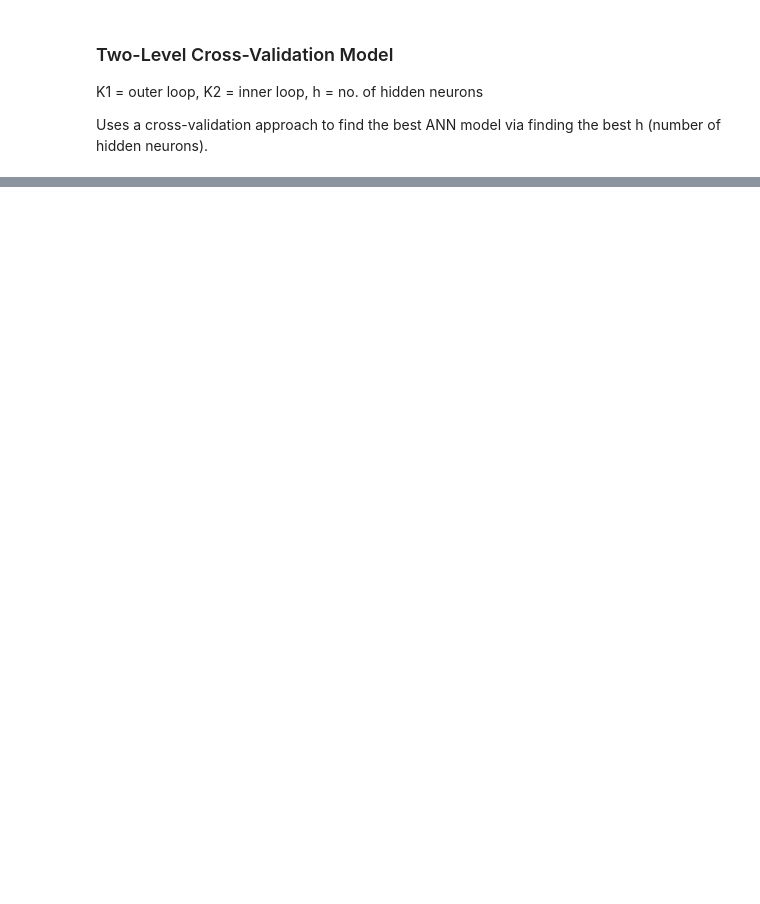
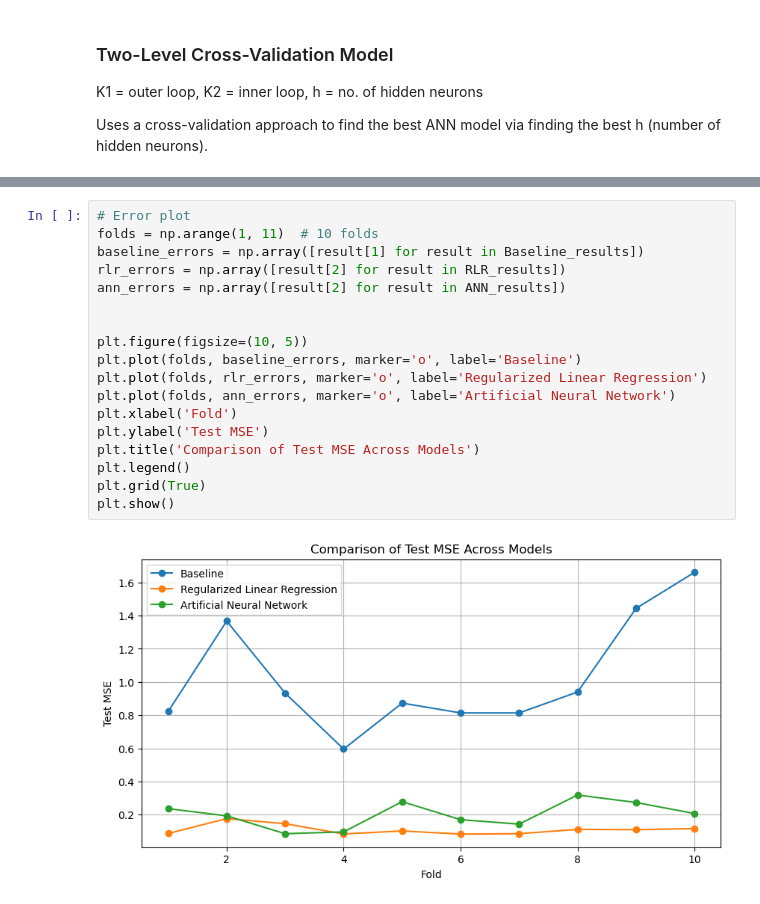
Before and after one commit to JohnOng123/02450-Project-2, a Jupyter notebook: Regression_Part_B.ipynb, the cells around one changed output, grey strips where cells are left out. Saved outputs shown, nothing was run; the diff lists cells and outputs as text; blank space fills up the shorter version.

```diff
--- a/Regression_Part_B.ipynb
+++ b/Regression_Part_B.ipynb
@@ -345,0 +576,20 @@ plt.show()
+# %%
+# Error plot
+folds = np.arange(1, 11)  # 10 folds
+baseline_errors = np.array([result[1] for result in Baseline_results])
+rlr_errors = np.array([result[2] for result in RLR_results])
+ann_errors = np.array([result[2] for result in ANN_results])
+
+
+plt.figure(figsize=(10, 5))
+plt.plot(folds, baseline_errors, marker='o', label='Baseline')
+plt.plot(folds, rlr_errors, marker='o', label='Regularized Linear Regression')
+plt.plot(folds, ann_errors, marker='o', label='Artificial Neural Network')
+plt.xlabel('Fold')
+plt.ylabel('Test MSE')
+plt.title('Comparison of Test MSE Across Models')
+plt.legend()
+plt.grid(True)
+plt.show()
+# %% [output]
+[figure, added]
```
Also changed, not shown: parts of 20 cells of this notebook.
